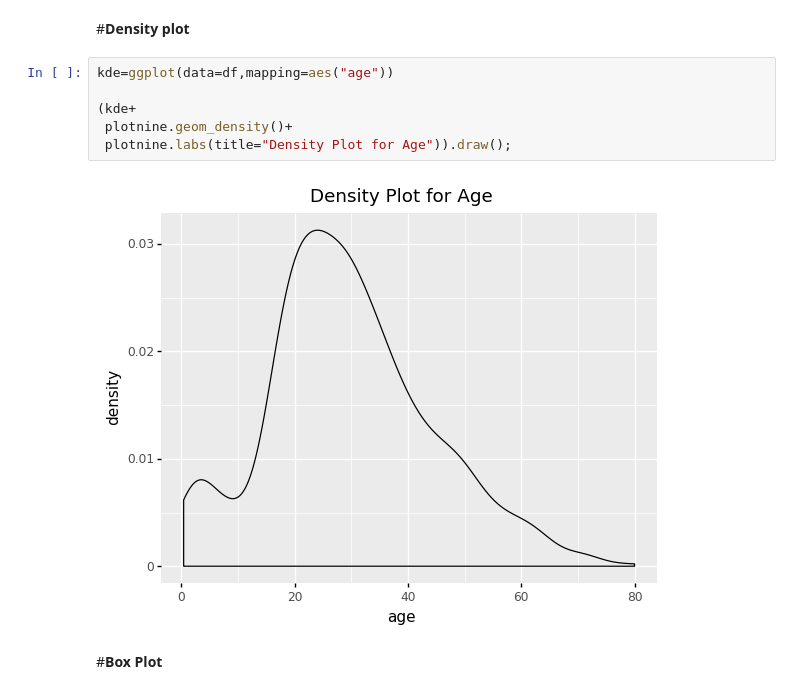
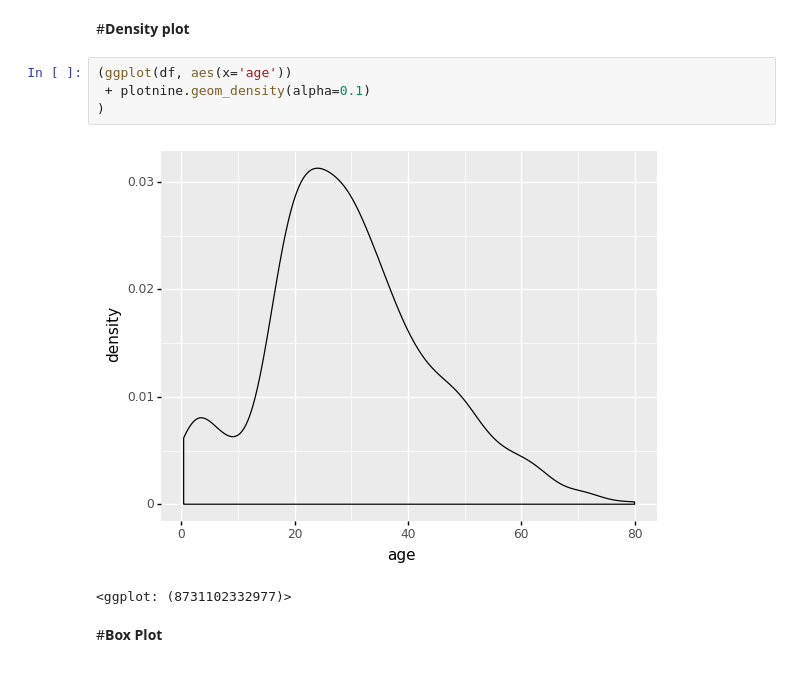
Before and after one commit to Dh1nya/Data-Visualization-using-Plotnine-and-ggplot-, a Jupyter notebook: Data_Visualization_using_Plotnine_and_ggplot.ipynb, the cells around one changed output. Cells and saved outputs as stored; diff of their text form.

```diff
--- a/Data_Visualization_using_Plotnine_and_ggplot.ipynb
+++ b/Data_Visualization_using_Plotnine_and_ggplot.ipynb
@@ -150,13 +171,12 @@ hist=ggplot(data=df,mapping=aes(x='alive'))
 # %% [markdown]
 #**Density plot**
-# %%
-kde=ggplot(data=df,mapping=aes("age"))
-
-(kde+
- plotnine.geom_density()+
- plotnine.labs(title="Density Plot for Age")).draw();
-# %% [output]
-[figure, removed]
+# %%
+(ggplot(df, aes(x='age'))
+ + plotnine.geom_density(alpha=0.1)
+)
+# %% [output]
+[figure, added]
+<ggplot: (8731102332977)>
 # %% [markdown]
 #**Box Plot**
 # %%
```
Also changed, not shown: parts of 3 cells of this notebook.
